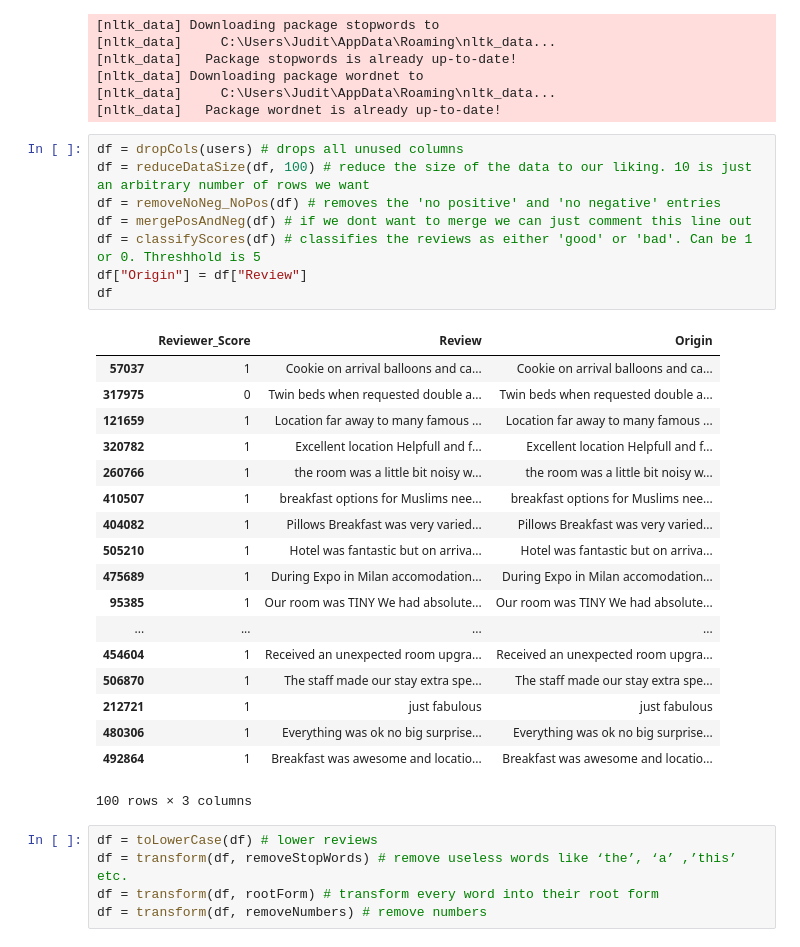
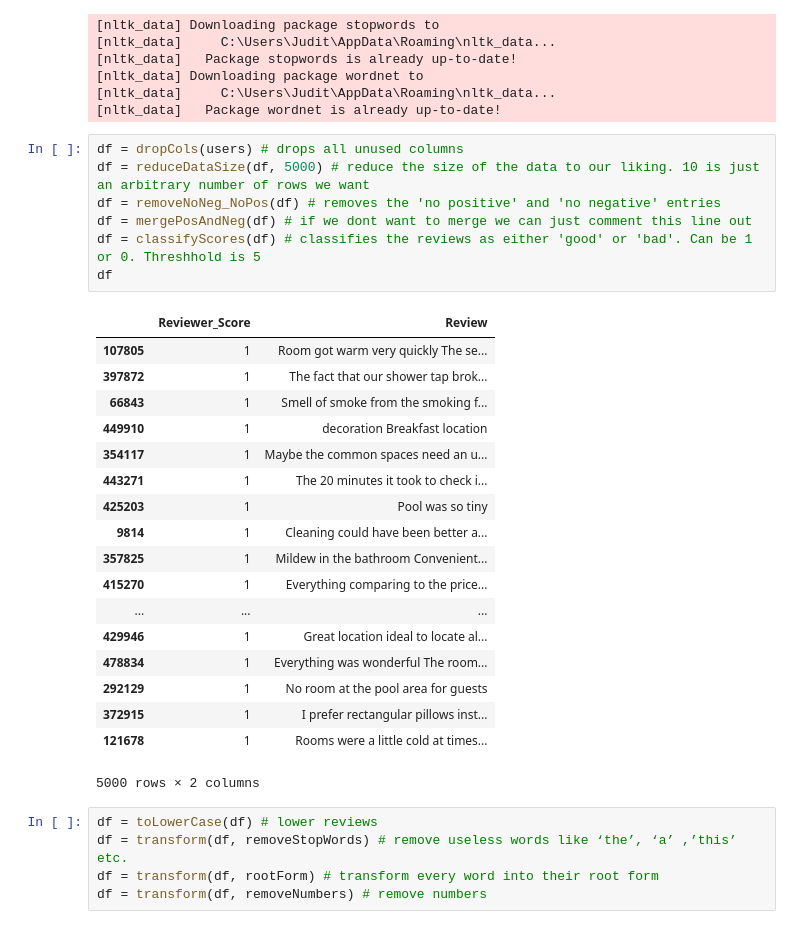
Before and after one commit to hobagolyka/Hotel-reviews, a Jupyter notebook: NoteBook_Files/CleanData.ipynb, the cells around one changed output. Drawn from its saved outputs; the diff is of its cells as text.

Commit message:
clean data

```diff
--- a/NoteBook_Files/CleanData.ipynb
+++ b/NoteBook_Files/CleanData.ipynb
@@ -116,31 +116,30 @@ def transform(newDF, how):
 [nltk_data]   Package wordnet is already up-to-date!
 # %%
 df = dropCols(users) # drops all unused columns
-df = reduceDataSize(df, 100) # reduce the size of the data to our liking. 10 is just an arbitrary number of rows we want
+df = reduceDataSize(df, 5000) # reduce the size of the data to our liking. 10 is just an arbitrary number of rows we want
 df = removeNoNeg_NoPos(df) # removes the 'no positive' and 'no negative' entries
 df = mergePosAndNeg(df) # if we dont want to merge we can just comment this line out
 df = classifyScores(df) # classifies the reviews as either 'good' or 'bad'. Can be 1 or 0. Threshhold is 5
-df["Origin"] = df["Review"]
 df
 # %% [output]
-|  | Reviewer_Score | Review | Origin |
-| 57037 | 1 | Cookie on arrival balloons and ca... | Cookie on arrival balloons and ca... |
-| 317975 | 0 | Twin beds when requested double a... | Twin beds when requested double a... |
-| 121659 | 1 | Location far away to many famous ... | Location far away to many famous ... |
-| 320782 | 1 | Excellent location Helpfull and f... | Excellent location Helpfull and f... |
-| 260766 | 1 | the room was a little bit noisy w... | the room was a little bit noisy w... |
-| 410507 | 1 | breakfast options for Muslims nee... | breakfast options for Muslims nee... |
-| 404082 | 1 | Pillows Breakfast was very varied... | Pillows Breakfast was very varied... |
-| 505210 | 1 | Hotel was fantastic but on arriva... | Hotel was fantastic but on arriva... |
-| 475689 | 1 | During Expo in Milan accomodation... | During Expo in Milan accomodation... |
-| 95385 | 1 | Our room was TINY We had absolute... | Our room was TINY We had absolute... |
-| ... | ... | ... | ... |
-| 454604 | 1 | Received an unexpected room upgra... | Received an unexpected room upgra... |
-| 506870 | 1 | The staff made our stay extra spe... | The staff made our stay extra spe... |
-| 212721 | 1 | just fabulous | just fabulous |
-| 480306 | 1 | Everything was ok no big surprise... | Everything was ok no big surprise... |
-| 492864 | 1 | Breakfast was awesome and locatio... | Breakfast was awesome and locatio... |
+|  | Reviewer_Score | Review |
+| 107805 | 1 | Room got warm very quickly The se... |
+| 397872 | 1 | The fact that our shower tap brok... |
+| 66843 | 1 | Smell of smoke from the smoking f... |
+| 449910 | 1 | decoration Breakfast location |
+| 354117 | 1 | Maybe the common spaces need an u... |
+| 443271 | 1 | The 20 minutes it took to check i... |
+| 425203 | 1 | Pool was so tiny |
+| 9814 | 1 | Cleaning could have been better a... |
+| 357825 | 1 | Mildew in the bathroom Convenient... |
+| 415270 | 1 | Everything comparing to the price... |
+| ... | ... | ... |
+| 429946 | 1 | Great location ideal to locate al... |
+| 478834 | 1 | Everything was wonderful The room... |
+| 292129 | 1 | No room at the pool area for guests |
+| 372915 | 1 | I prefer rectangular pillows inst... |
+| 121678 | 1 | Rooms were a little cold at times... |
-100 rows × 3 columns
+5000 rows × 2 columns
 # %%
 df = toLowerCase(df) # lower reviews
 df = transform(df, removeStopWords) # remove useless words like ‘the’, ‘a’ ,’this’ etc.
```
Also changed, not shown: parts of 2 cells of this notebook.
